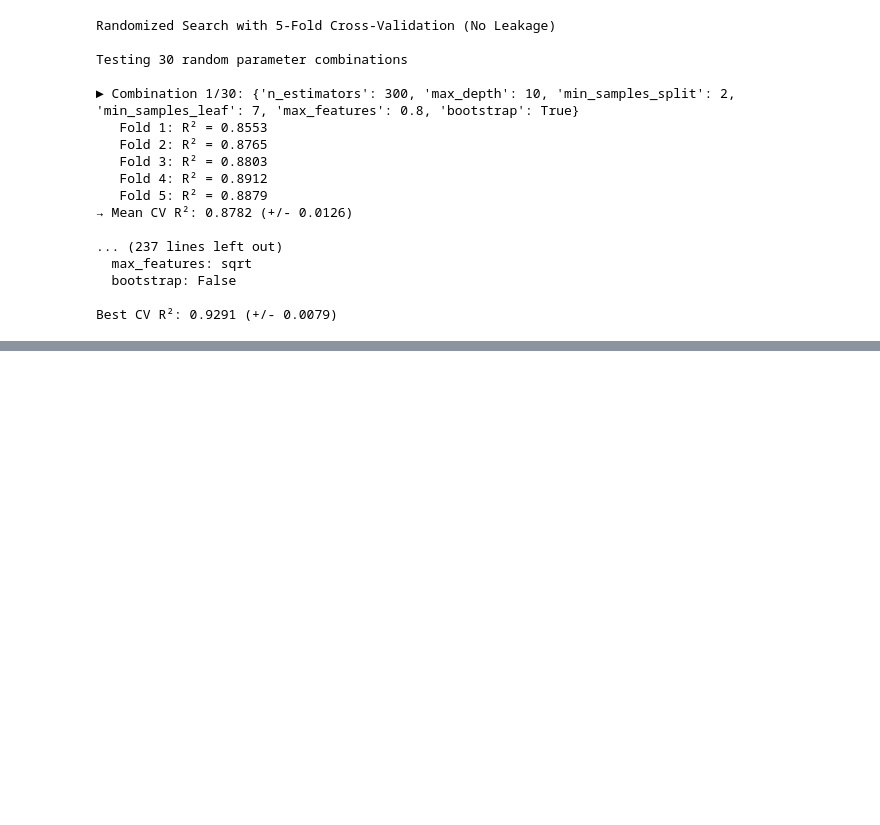
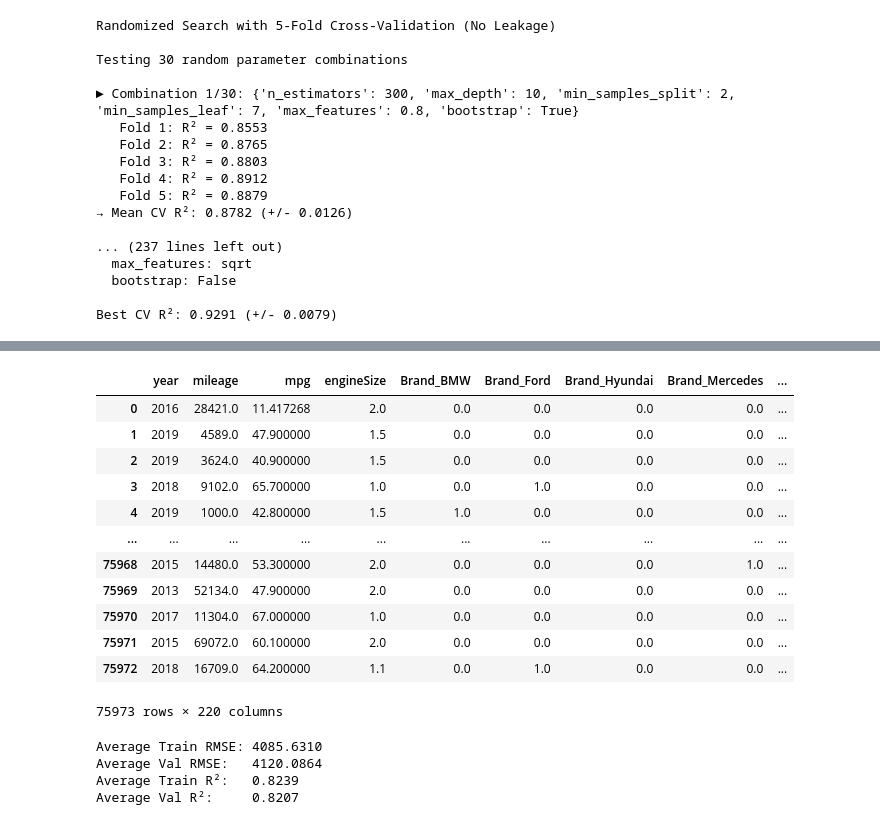
Before and after one commit to rmmandrade/ml2526, a Jupyter notebook: francisco.ipynb, the cells around one changed output, grey strips where cells are left out. Drawn from its saved outputs; the diff is of its cells as text; code cells hidden in the pictures; blank space fills up the shorter version.

```diff
--- a/francisco.ipynb
+++ b/francisco.ipynb
@@ -2219,0 +2223,9 @@ Average Val R²:     0.9365
+# %%
+"""FEATURES COM QUE FICAMOS:
+
+year, engineSize, mpg, mileage
+
+Brand, model, transmission
+"""
+
+X = X2[["Brand", "model", "year", "transmission", "mileage", "mpg", "engineSize"]]
@@ -2219,0 +2249,29 @@ Average Val R²:     0.9365
+# %%
+num_cols = ['year', 'mileage', 'mpg', 'engineSize']
+cat_cols = ['Brand', 'model', 'transmission']
+int_cols = ['year']
+float_cols = ['mileage', 'mpg', 'engineSize']
+# %%
+ohe = OneHotEncoder(drop='first', sparse_output=False)
+encoded_array = ohe.fit_transform(X[cat_cols])
+encoded_cols = ohe.get_feature_names_out(cat_cols)
+# %%
+X_encoded = pd.concat([
+    X[num_cols].reset_index(drop=True),
+    pd.DataFrame(encoded_array, columns=encoded_cols)
+], axis=1)
+X_encoded
+# %% [output]
+|  | year | mileage | mpg | engineSize | Brand_BMW | Brand_Ford | Brand_Hyundai | Brand_Mercedes | ... |
+| 0 | 2016 | 28421.0 | 11.417268 | 2.0 | 0.0 | 0.0 | 0.0 | 0.0 | ... |
+| 1 | 2019 | 4589.0 | 47.900000 | 1.5 | 0.0 | 0.0 | 0.0 | 0.0 | ... |
+| 2 | 2019 | 3624.0 | 40.900000 | 1.5 | 0.0 | 0.0 | 0.0 | 0.0 | ... |
+| 3 | 2018 | 9102.0 | 65.700000 | 1.0 | 0.0 | 1.0 | 0.0 | 0.0 | ... |
+| 4 | 2019 | 1000.0 | 42.800000 | 1.5 | 1.0 | 0.0 | 0.0 | 0.0 | ... |
+| ... | ... | ... | ... | ... | ... | ... | ... | ... | ... |
+| 75968 | 2015 | 14480.0 | 53.300000 | 2.0 | 0.0 | 0.0 | 0.0 | 1.0 | ... |
+| 75969 | 2013 | 52134.0 | 47.900000 | 2.0 | 0.0 | 0.0 | 0.0 | 0.0 | ... |
+| 75970 | 2017 | 11304.0 | 67.000000 | 1.0 | 0.0 | 0.0 | 0.0 | 0.0 | ... |
+| 75971 | 2015 | 69072.0 | 60.100000 | 2.0 | 0.0 | 0.0 | 0.0 | 0.0 | ... |
+| 75972 | 2018 | 16709.0 | 64.200000 | 1.1 | 0.0 | 1.0 | 0.0 | 0.0 | ... |
+75973 rows × 220 columns
@@ -2219,0 +2298,7 @@ Average Val R²:     0.9365
+# %%
+results = avg_score(method=kf, X=X_encoded, y=y,int_cols=int_cols, float_cols=float_cols, model=model, scaler=scaler)
+# %% [output]
+Average Train RMSE: 4085.6310
+Average Val RMSE:   4120.0864
+Average Train R²:   0.8239
+Average Val R²:     0.8207
```
Also changed, not shown: parts of 8 cells of this notebook.
